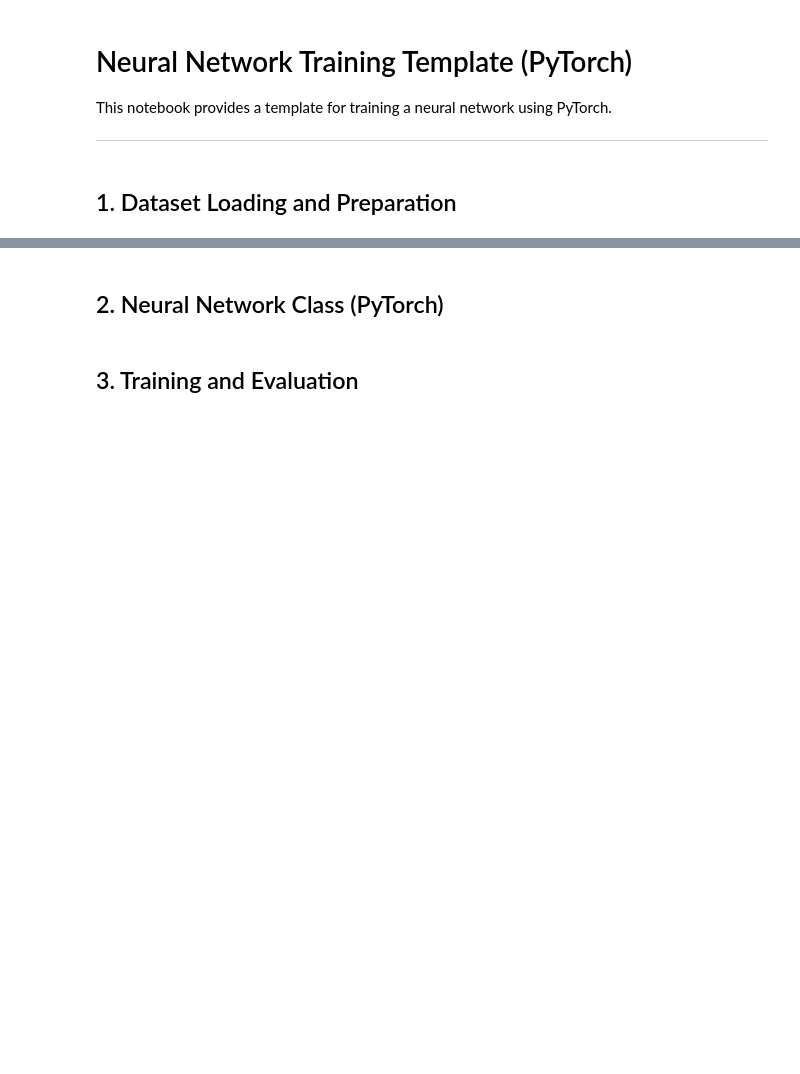
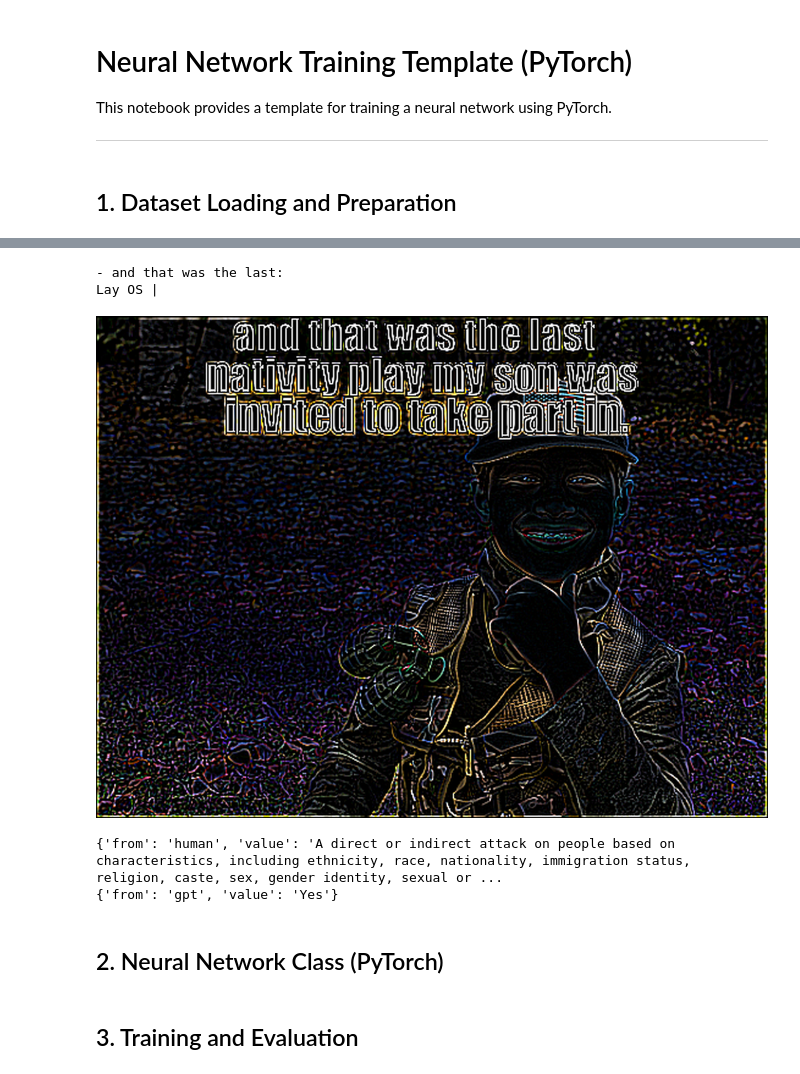
Before and after one commit to stavco9/neuralnetworks-final-project, a Jupyter notebook: NN_training_template.ipynb, the cells around one changed output, grey strips where cells are left out. Saved outputs shown, nothing was run; the diff lists cells and outputs as text; code cells hidden in the pictures; blank space fills up the shorter version.

```diff
--- a/NN_training_template.ipynb
+++ b/NN_training_template.ipynb
@@ -9,3 +33,33 @@ This notebook provides a template for training a neural network using PyTorch.
+# %%
+sample_image_ocr = sample_image
+#sample_image_ocr = sample_image_ocr.convert("L")
+#sample_image_ocr = ImageOps.grayscale(sample_image_ocr)
+sample_image_ocr = sample_image_ocr.filter(ImageFilter.FIND_EDGES)
+#sample_image_ocr = sample_image_ocr.filter(ImageFilter.SMOOTH_MORE)
+
+# Resize the image to enhance details.
+scale_factor = 2
+sample_image_ocr = sample_image_ocr.resize(
+    (sample_image_ocr.width * scale_factor, sample_image_ocr.height * scale_factor),
+    resample=Image.LANCZOS
+)
+
+sample_text_from_image = pytesseract.image_to_string(sample_image_ocr, config='--psm 3', lang='eng')
+print(sample_text_from_image)
+# %% [output]
+- and that was the last:
+Lay OS |
+# %%
+display(sample_image_ocr)
+# %% [output]
+[figure, added]
+# %%
+sample_conversation = hugging_face_train_df.loc[hugging_face_train_df['id'] == 1245]['conversations'].values[0]
+print(sample_conversation[0])
+print(sample_conversation[1])
+# %% [output]
+{'from': 'human', 'value': 'A direct or indirect attack on people based on characteristics, including ethnicity, race, nationality, immigration status, religion, caste, sex, gender identity, sexual or ...
+{'from': 'gpt', 'value': 'Yes'}
 # %%
 import torch
 from torch.utils.data import DataLoader, Dataset
```
Also changed, not shown: parts of 4 cells of this notebook.
